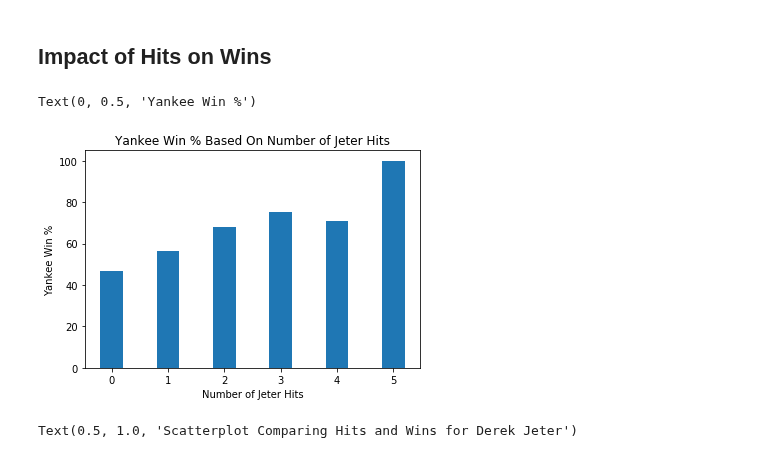
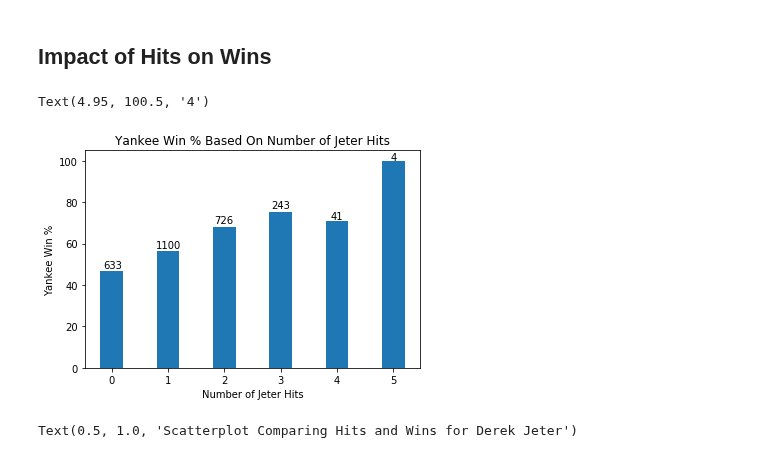
Before and after one commit to mattmaitland1/DerekJeterAnalysis, a Jupyter notebook: Project.ipynb, the cells around one changed output. Cells and saved outputs as stored; diff of their text form; code cells hidden in the pictures.

```diff
--- a/Project.ipynb
+++ b/Project.ipynb
@@ -285,19 +289,25 @@ Again it appears that there is a slight positive correlation between the number
 # %%
 zero_H = jeter.loc[jeter['H']==0]
 one_H = jeter.loc[jeter['H']==1]
 two_H = jeter.loc[jeter['H']==2]
 three_H = jeter.loc[jeter['H']==3]
 four_H = jeter.loc[jeter['H']==4]
 five_H = jeter.loc[jeter['H']==5]
 x = ['0','1','2','3','4','5']
 z = [zero_H["win"].mean()*100,one_H["win"].mean()*100,two_H["win"].mean()*100,three_H["win"].mean()*100,four_H["win"].mean()*100,five_H["win"].mean()*100]
 plt.bar(x,z,0.4)
 plt.title('Yankee Win % Based On Number of Jeter Hits')
 plt.xlabel("Number of Jeter Hits")
 plt.ylabel("Yankee Win %")
+plt.text(-.15,48,str(zero_H["H"].count()))
+plt.text(.78,58,str(one_H["H"].count()))
+plt.text(1.82,70,str(two_H["H"].count()))
+plt.text(2.83,77,str(three_H["H"].count()))
+plt.text(3.89,72,str(four_H["H"].count()))
+plt.text(4.95,100.5,str(five_H["H"].count()))
 # %% [output]
-Text(0, 0.5, 'Yankee Win %')
+Text(4.95, 100.5, '4')
-[figure, old version]
+[figure, new version]
 # %%
 sns.regplot(data = jeter, x = 'H', y = 'win')
 plt.show
```
Also changed, not shown: parts of 42 cells of this notebook.
